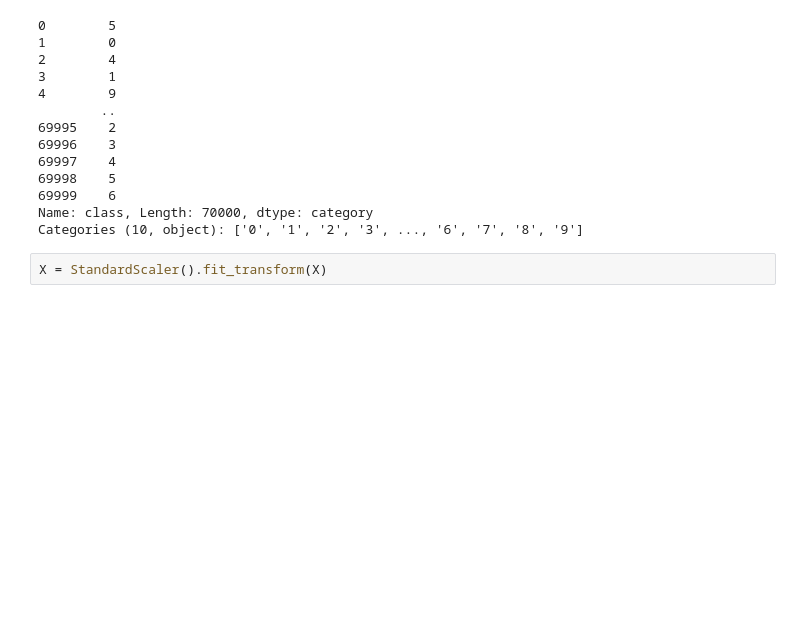
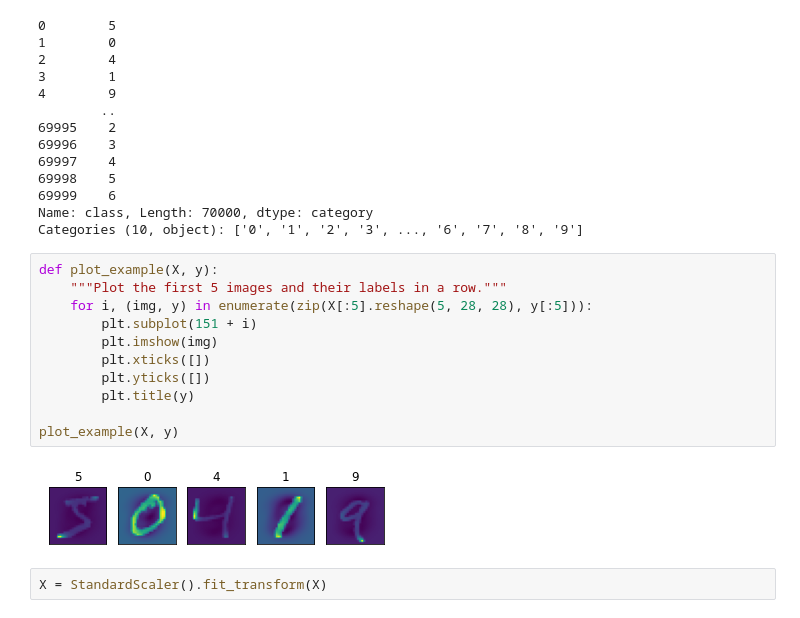
Before and after one commit to KieuSonTung/Machine-Learning-2, a Jupyter notebook: 2. t-SNE/Week2_t_SNE.ipynb, the cells around one changed output. Saved outputs shown, nothing was run; the diff lists cells and outputs as text; blank space fills up the shorter version.

```diff
--- a/2. t-SNE/Week2_t_SNE.ipynb
+++ b/2. t-SNE/Week2_t_SNE.ipynb
@@ -43,6 +43,19 @@ y
 69999    6
 Name: class, Length: 70000, dtype: category
 Categories (10, object): ['0', '1', '2', '3', ..., '6', '7', '8', '9']
+# %%
+def plot_example(X, y):
+    """Plot the first 5 images and their labels in a row."""
+    for i, (img, y) in enumerate(zip(X[:5].reshape(5, 28, 28), y[:5])):
+        plt.subplot(151 + i)
+        plt.imshow(img)
+        plt.xticks([])
+        plt.yticks([])
+        plt.title(y)
+
+plot_example(X, y)
+# %% [output]
+[figure, added]
 # %%
 X = StandardScaler().fit_transform(X)
 # %%
```
